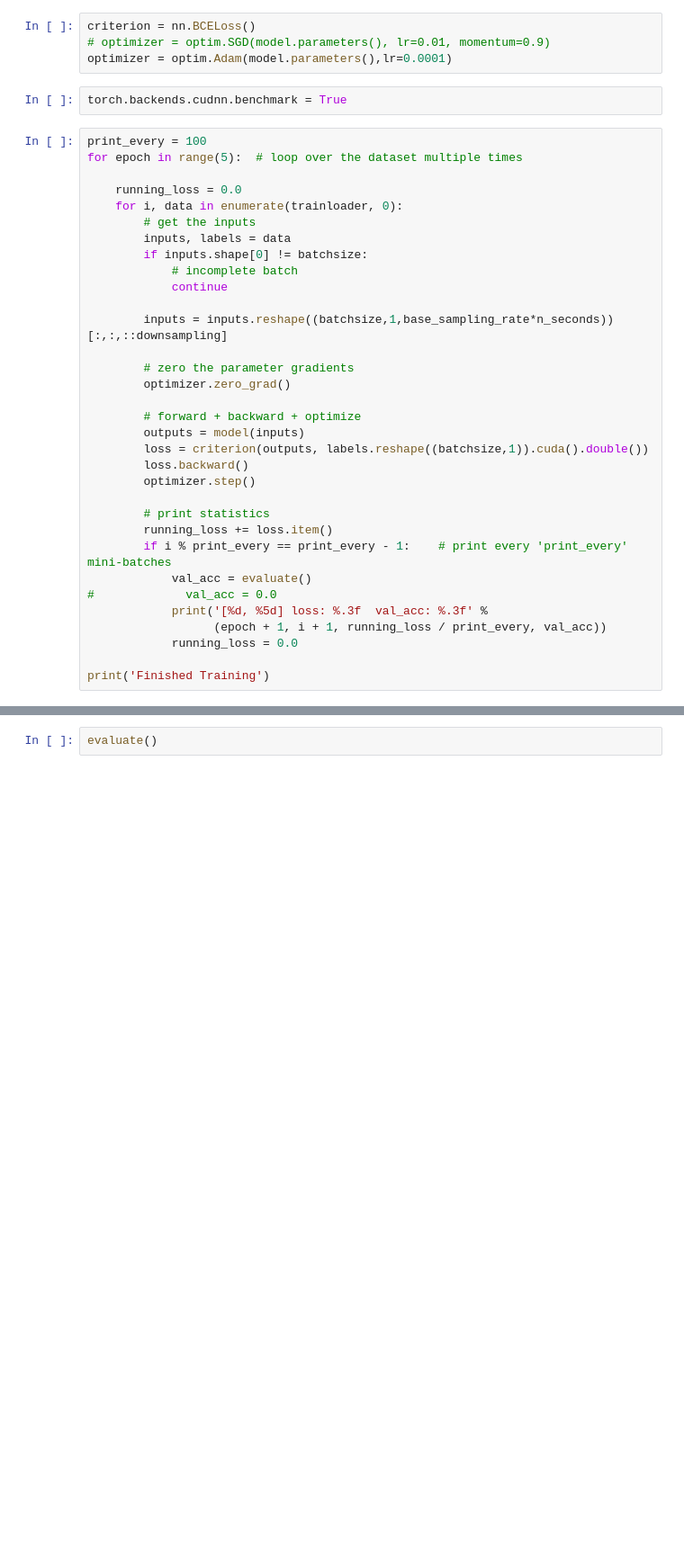
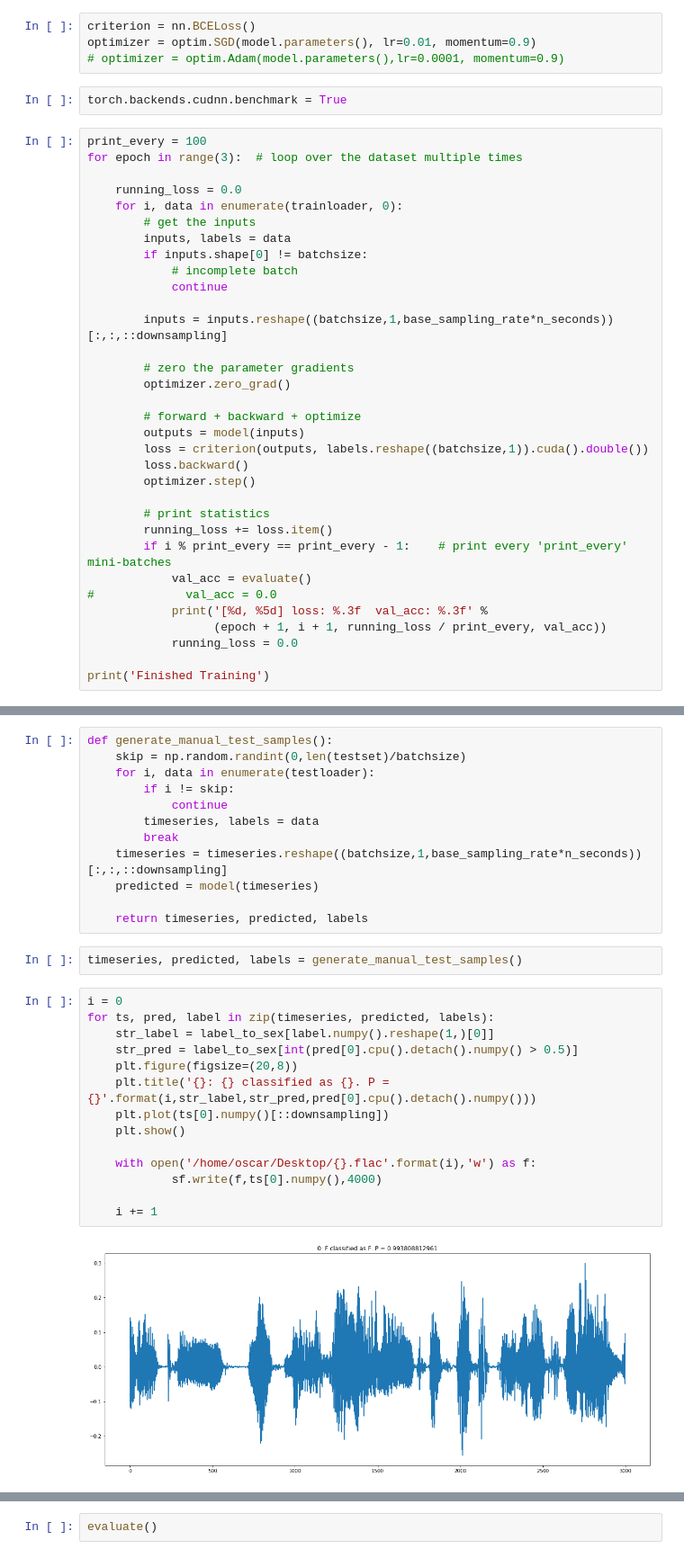
Before and after one commit to oscarknagg/raw-audio-gender-classification, a Jupyter notebook: dev/first_model.ipynb, the cells around one changed output, grey strips where cells are left out. Shown: that part at 90% size. Saved outputs shown, nothing was run; the diff lists cells and outputs as text; blank space fills up the shorter version.

```diff
--- a/dev/first_model.ipynb
+++ b/dev/first_model.ipynb
@@ -198,13 +156,13 @@ def evaluate():
     return correct*1.0/total
 # %%
 criterion = nn.BCELoss()
-# optimizer = optim.SGD(model.parameters(), lr=0.01, momentum=0.9)
-optimizer = optim.Adam(model.parameters(),lr=0.0001)
+optimizer = optim.SGD(model.parameters(), lr=0.01, momentum=0.9)
+# optimizer = optim.Adam(model.parameters(),lr=0.0001, momentum=0.9)
 # %%
 torch.backends.cudnn.benchmark = True
 # %%
 print_every = 100
-for epoch in range(5):  # loop over the dataset multiple times
+for epoch in range(3):  # loop over the dataset multiple times
 
     running_loss = 0.0
     for i, data in enumerate(trainloader, 0):
@@ -273,0 +234,30 @@ KeyboardInterrupt:
+# %%
+def generate_manual_test_samples():
+    skip = np.random.randint(0,len(testset)/batchsize)
+    for i, data in enumerate(testloader):
+        if i != skip:
+            continue
+        timeseries, labels = data
+        break
+    timeseries = timeseries.reshape((batchsize,1,base_sampling_rate*n_seconds))[:,:,::downsampling]
+    predicted = model(timeseries)
+
+    return timeseries, predicted, labels
+# %%
+timeseries, predicted, labels = generate_manual_test_samples()
+# %%
+i = 0
+for ts, pred, label in zip(timeseries, predicted, labels):
+    str_label = label_to_sex[label.numpy().reshape(1,)[0]]
+    str_pred = label_to_sex[int(pred[0].cpu().detach().numpy() > 0.5)]
+    plt.figure(figsize=(20,8))
+    plt.title('{}: {} classified as {}. P = {}'.format(i,str_label,str_pred,pred[0].cpu().detach().numpy()))
+    plt.plot(ts[0].numpy()[::downsampling])
+    plt.show()
+
+    with open('/home/oscar/Desktop/{}.flac'.format(i),'w') as f:
+            sf.write(f,ts[0].numpy(),4000)
+
+    i += 1
+# %% [output]
+[figure, added]
```
Also changed, not shown: parts of 22 cells of this notebook, 2 other files.
